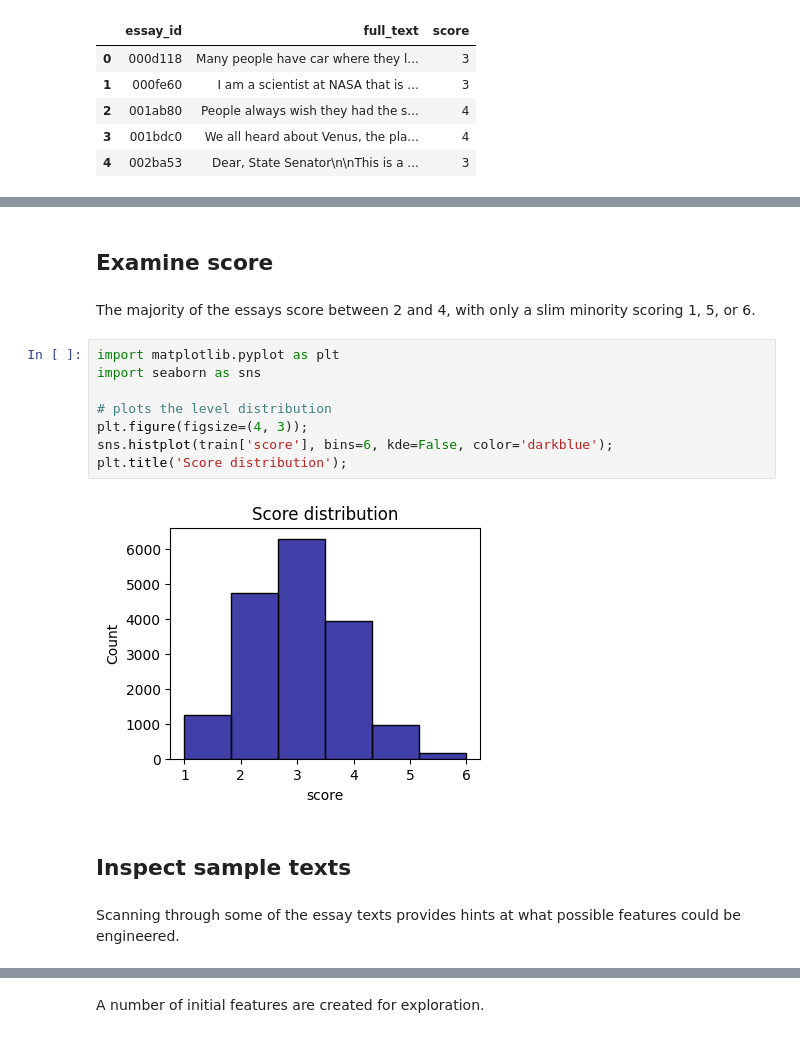
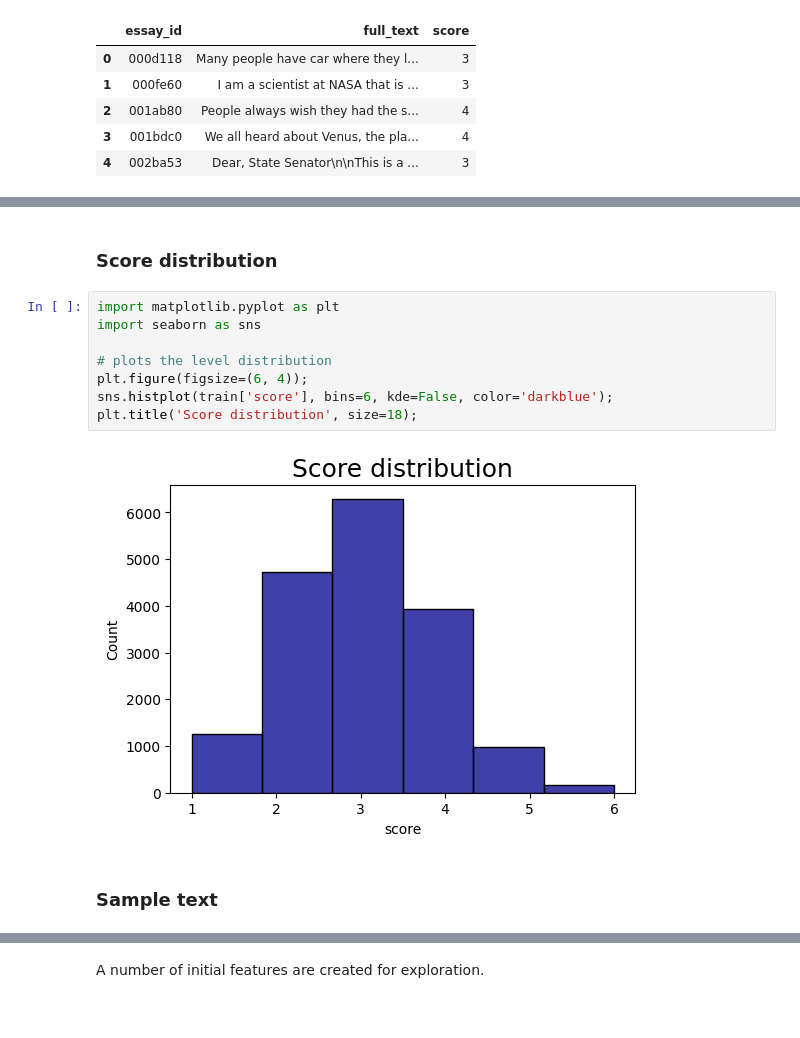
Before and after one commit to jcarterlab/Initial-Essay-Text-Feature-Engineering, a Jupyter notebook: nlp_initial_feature_engineering.ipynb, the cells around one changed output, grey strips where cells are left out. Drawn from its saved outputs; the diff is of its cells as text.

```diff
--- a/nlp_initial_feature_engineering.ipynb
+++ b/nlp_initial_feature_engineering.ipynb
@@ -30,21 +76,17 @@ train.head()
 # %% [markdown]
-## Examine score
+### Score distribution
-# %% [markdown]
-The majority of the essays score between 2 and 4, with only a slim minority scoring 1, 5, or 6.
 # %%
 import matplotlib.pyplot as plt
 import seaborn as sns
 
 # plots the level distribution
-plt.figure(figsize=(4, 3));
+plt.figure(figsize=(6, 4));
 sns.histplot(train['score'], bins=6, kde=False, color='darkblue');
-plt.title('Score distribution');
+plt.title('Score distribution', size=18);
 # %% [output]
-[figure, old version]
+[figure, new version]
 # %% [markdown]
-## Inspect sample texts
+### Sample text
-# %% [markdown]
-Scanning through some of the essay texts provides hints at what possible features could be engineered.
 # %%
 sample_index = 2
 print()
```
Also changed, not shown: parts of 14 cells of this notebook.
